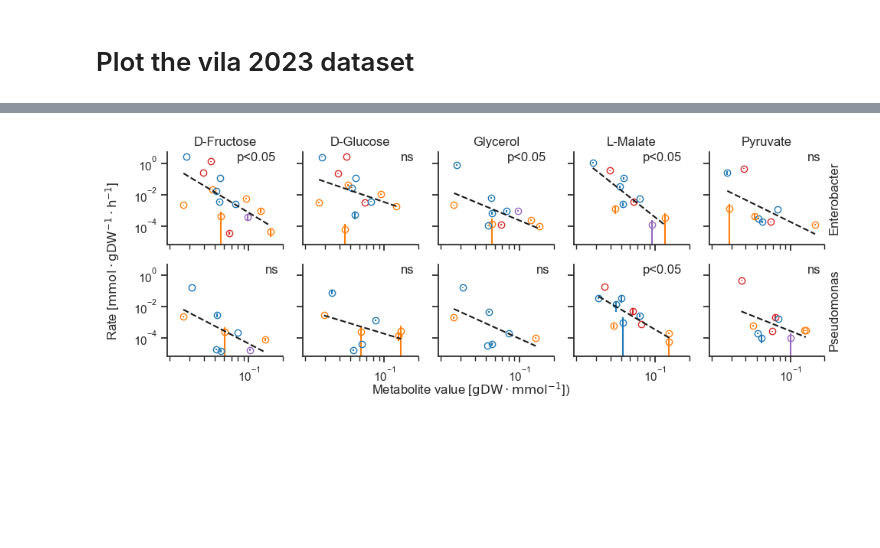
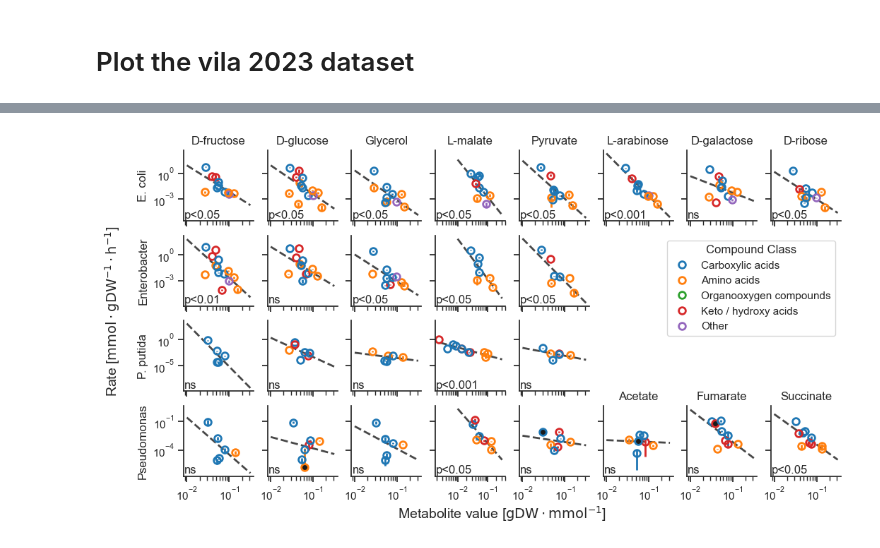
Before and after one commit to sulheim/metabolite-release, a Jupyter notebook: notebooks/1_release_rates/4_div/4C_make_figure_1.ipynb, the cells around one changed output, grey strips where cells are left out. Saved outputs shown, nothing was run; the diff lists cells and outputs as text; code cells hidden in the pictures; blank space fills up the shorter version.

```diff
--- a/notebooks/1_release_rates/4_div/4C_make_figure_1.ipynb
+++ b/notebooks/1_release_rates/4_div/4C_make_figure_1.ipynb
@@ -14,8 +14,9 @@ from scipy.stats import linregress
 import scipy.stats as st
 from matplotlib import cm, colors
 import matplotlib.lines as mlines
-sns.set(font_scale = 1, style = 'ticks')
+sns.set_theme(font_scale = 1, style = 'ticks')
 import reframed
+import matplotlib.lines as mlines
 # %% [markdown]
 # Figure 1A: metabolite time courses
 # %%
@@ -365,5 +384,5 @@ plt.savefig(figure_folder / '1_sintef rates.pdf')
 # %%
 df_v = df_rates.loc[df_rates.Dataset == 'Vila-23', :].sort_values(['Carbon source', 'Metabolite'])
 # %%
-strains = df_v.Species.unique()
+strains = sorted(df_v.Species.unique())
 cs_vila = sorted(df_v['Carbon source'].unique())
@@ -370,12 +415,28 @@ cs_vila = sorted(df_v['Carbon source'].unique())
+# %%
+cs_species_list = {
+    'Ecoli':['D-Fructose', 'D-Glucose', 'Glycerol', 'L-Malate', 'Pyruvate', 'L-Arabinose', 'D-Galactose', 'D-Ribose'],
+    'Enterobacter':['D-Fructose', 'D-Glucose', 'Glycerol', 'L-Malate', 'Pyruvate'],
+    'Pputida': ['D-Fructose', 'D-Glucose', 'Glycerol', 'L-Malate', 'Pyruvate'],
+    'Pseudomonas':['D-Fructose', 'D-Glucose', 'Glycerol', 'L-Malate', 'Pyruvate', 'Acetate', 'Fumarate', 'Succinate'],
+}
+strain_name_mapping = {
+    'Ecoli': 'E. coli',
+    'Enterobacter': 'Enterobacter',
+    'Pputida': 'P. putida',
+    'Pseudomonas': 'Pseudomonas',
+}
 # %%
-sns.set(font_scale = 1, style = 'ticks')
-fig, axes = plt.subplots(2,len(cs_vila), figsize = (10, 4), sharey=True, sharex=True)
+sns.set_theme(font_scale = 1, style = 'ticks')
+fig, axes = plt.subplots(4,8, figsize = (12, 6), sharey='row', sharex='col')
 for k, s in enumerate(strains):
-    for i, cs in enumerate(cs_vila):
+    cs_list = cs_species_list[s]
+    for i, cs in enumerate(cs_list):
         nanidx = df_v[['log10(Metabolite value [gDW/mmol])','log10(Rate [mmol/gDW/h])']].isna().any(axis = 1)
         idxcs = (df_v['Carbon source'] == cs) & ~nanidx & (df_v.Species==s)
         pcolors = df_v.loc[idxcs, 'Compound class'].map(cclass_color).values
 
+        if np.sum(idxcs) == 0:
+            continue
         x = df_v.loc[idxcs, 'Metabolite value [gDW/mmol]'].values
         logx = df_v.loc[idxcs, 'log10(Metabolite value [gDW/mmol])'].values
         y = df_v.loc[idxcs, 'Rate [mmol/gDW/h]'].values
@@ -386,46 +447,72 @@ for k, s in enumerate(strains):
         for j in range(idxcs.sum()):
             # axes[i].errorbar(x[j], y[j], yerr = yerr[:, j, np.newaxis], ls = 'none', marker = 'o', c = colors[j], zorder = 0, alpha = 0.8)
             yjerr = yierr2[:, j, np.newaxis]
             if yjerr[0] > y[j]:
                 yjerr[0] = 0
                 markerfacecolor = 'k'
             else:
                 markerfacecolor = 'none'
             axes[k,i].errorbar(x[j], y[j], yerr = yjerr,  ls = 'none', marker = 'o', c = pcolors[j], zorder = 0,
-                             markeredgecolor=pcolors[j], markerfacecolor=markerfacecolor, ecolor = pcolors[j])# alpha = 0.8,
-        if k == 0:
-            axes[k,i].set_title(cs)
-        if i == 4:
-            axes[k,i].set_ylabel(s)
-            axes[k,i].yaxis.set_label_position("right")
+                             markeredgecolor=pcolors[j], markerfacecolor=markerfacecolor,
+                             markersize = 7,markeredgewidth = 2,lw = 2,
+                             ecolor = pcolors[j])# alpha = 0.8,
+        if (k == 0) or ((k==3)&(i>4)):
+            axes[k,i].set_title(cs.capitalize(), fontsize = 12)
+        if i == 0:
+            axes[k,i].set_ylabel(strain_name_mapping[s], fontsize=12)
+            axes[k,i].yaxis.set_label_position("left")
         slope, intercept, rvalue, pvalue, _ = linregress(logx,logy)
-        xarr, yarr, xarr10, yarr10 = linear_fit(slope, intercept, logx)
-        axes[k,i].plot(xarr10, yarr10, ls = '--', c = 'k')
+        xarr, yarr, xarr10, yarr10 = linear_fit(slope, intercept, logx, xmin = min(-2, np.round(logx.min(), 1)), xmax = -0.5)
+        axes[k,i].plot(xarr10, yarr10, ls = '--', c = 'k', lw =2, zorder = -1, alpha = 0.8)
         # axes[k,i].annotate(fr'$\rho$ = {rvalue:.2f}', (0.65, 0.9), xycoords = 'axes fraction')
         if pvalue >= 0.05:
-            axes[k,i].annotate('ns', (0.85, 0.9), xycoords = 'axes fraction')
-        elif pvalue < 0.05:
-            axes[k,i].annotate('p<0.05', (0.6, 0.9), xycoords = 'axes fraction')
+            axes[k,i].annotate('ns', (0.01, 0.01), xycoords = 'axes fraction', ha = 'left', va = 'bottom')
+        elif 0.01 < pvalue < 0.05:
+            axes[k,i].annotate('p<0.05', (0.01, 0.01), xycoords = 'axes fraction', ha = 'left', va = 'bottom')
+        elif 0.001 < pvalue < 0.01:
+            axes[k,i].annotate('p<0.01', (0.01, 0.01), xycoords = 'axes fraction', ha = 'left', va = 'bottom')
+        else:
+            axes[k,i].annotate('p<0.001', (0.01, 0.01), xycoords = 'axes fraction', ha = 'left', va = 'bottom')
         axes[k,i].set_yscale('log')
         axes[k,i].set_xscale('log')
+    i += 1
+        # axes[k,i].set_xlim(min(1e-2, xarr.min()*0.8), 1)
+    while i < 8:
+        axes[k,i].set_visible(False)
+        i+=1
+
     # sns.regplot(x = logx, y = logy, scatter = False, color = 'gray', ax = axes[i], line_kws={'ls':'--', 'lw': 2})#, truncate=False
 
 # axes[0].set_ylabel(r'$\rm{log}_{10}$(Rate [mmol/gDW/h])')
 # axes[0].set_ylabel(r'Rate [$\rm{mmol \cdot gDW^{-1} \cdot h^{-1}}$]')
 # axes[3].set_ylim([1e-5, 1])
 
 
 # axes[1].set_xlim([0.015, 0.25])
 # axes[0].set_ylim(-6, 1.5)
-axes[1,1].set_xlim(0.019, 0.2)
+# axes[1,1].set_xlim(0.019, 0.2)
 # axes[1,1].set_xticks([0.02, 0.1])
 # axes[1,1].set_xticklabels([r'$2 \cdot 10^{-2}$', r'$10^{-1}$'])
 sns.despine()
-fig.supxlabel(r'Metabolite value [$\rm{gDW \cdot mmol^{-1}}$])', y = 0.1, size = 12)
-fig.supylabel(r'Rate [$\rm{mmol \cdot gDW^{-1} \cdot h^{-1}}$]',y = 0.55, size = 12)
-plt.tight_layout()
+fig.supxlabel(r'Metabolite value [$\rm{gDW \cdot mmol^{-1}}$]', x = 0.5, y = 0, size = 14, ha = 'center')
+fig.supylabel(r'Rate [$\rm{mmol \cdot gDW^{-1} \cdot h^{-1}}$]',y = 0.5,x = 0.03, size = 14, va = 'center')
+plt.subplots_adjust(hspace = 0.2, wspace=0.2)
+# plt.tight_layout()
+# Create a legend for the compound classes
+legend_handles = [
+    mlines.Line2D([], [], color=color, marker='o', linestyle='None', markersize=7, label=compound_class,
+                  markeredgewidth=2, markerfacecolor='none')
+    for compound_class, color in cclass_color.items()
+]
+fig.legend(
+    handles=legend_handles,
+    loc='upper right',
+    bbox_to_anchor=(0.9, 0.68),
+    ncol=1,
+    title='Compound Class',
+)
 plt.savefig(figure_folder / '1_vila_2023_rates.pdf')
 # sns.scatterplot(data = df_no_cg_p, x = 'log10(Metabolite value [gDW/mmol])', y = 'log10(Rate [mmol/gDW/h])')
 # p = sns.relplot(data = df_no_cg_p, x = 'log10(Metabolite value [gDW/mmol])', y = 'log10(Rate [mmol/gDW/h])', col = 'Species', col_wrap=3, hue = 'Compound class', s = 100, facet_kws={'sharex': False, 'sharey': False})
 # %% [output]
-[figure, old version]
+[figure, new version]
```
Also changed, not shown: parts of 6 cells of this notebook, 3 other files.
